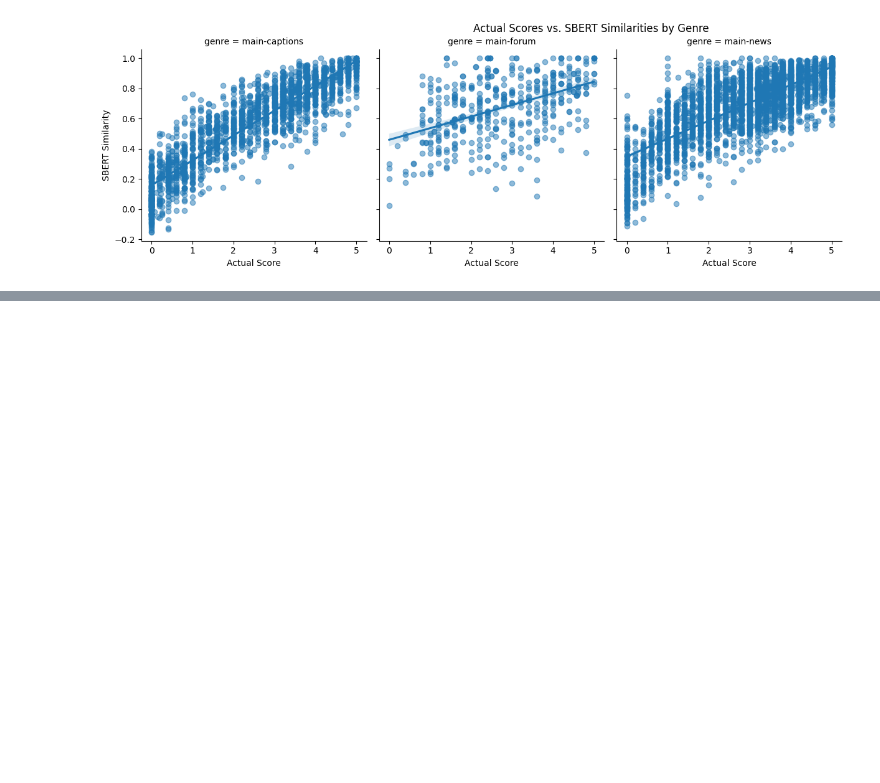
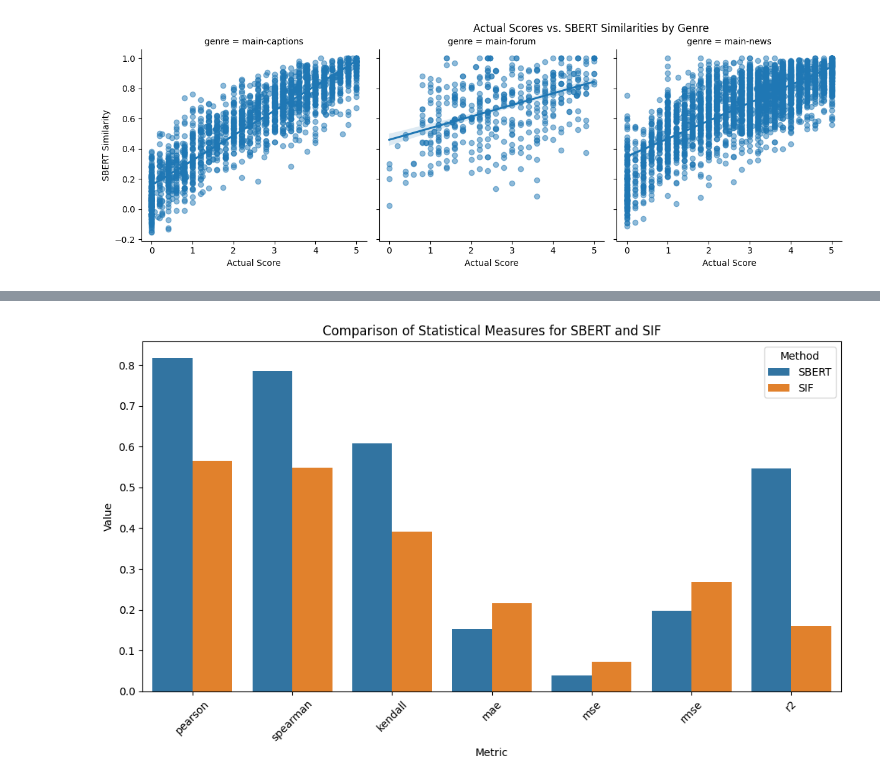
Before and after one commit to dj-sorry/SIF-minmax-vs-sbert, a Jupyter notebook: notebooks/240705.ipynb, the cells around one changed output, grey strips where cells are left out. Cells and saved outputs as stored; diff of their text form; code cells hidden in the pictures; blank space fills up the shorter version.

Commit message:
add: calculate statistics

```diff
--- a/notebooks/240705.ipynb
+++ b/notebooks/240705.ipynb
@@ -332,0 +291,26 @@ plt.show()
+# %%
+import pandas as pd
+
+def visualize_statistics(statistics):
+    metrics = ["pearson", "spearman", "kendall", "mae", "mse", "rmse", "r2"]
+    sbert_values = [statistics["sbert"][metric] for metric in metrics]
+    sif_values = [statistics["sif"][metric] for metric in metrics]
+
+    df_stats = pd.DataFrame({
+        "Metric": metrics,
+        "SBERT": sbert_values,
+        "SIF": sif_values
+    })
+
+    df_stats_melted = df_stats.melt(id_vars="Metric", var_name="Method", value_name="Value")
+
+    plt.figure(figsize=(10, 6))
+    sns.barplot(data=df_stats_melted, x="Metric", y="Value", hue="Method")
+    plt.title('Comparison of Statistical Measures for SBERT and SIF')
+    plt.xticks(rotation=45)
+    plt.tight_layout()
+    plt.show()
+
+visualize_statistics(statistics)
+# %% [output]
+[figure, added]
```
Also changed, not shown: parts of 17 cells of this notebook.
